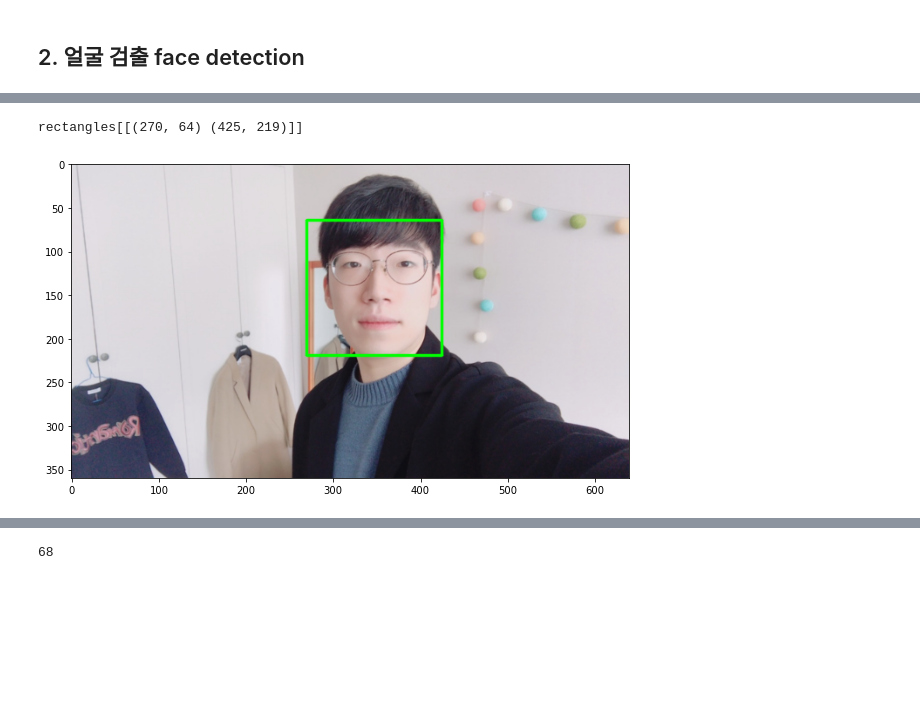
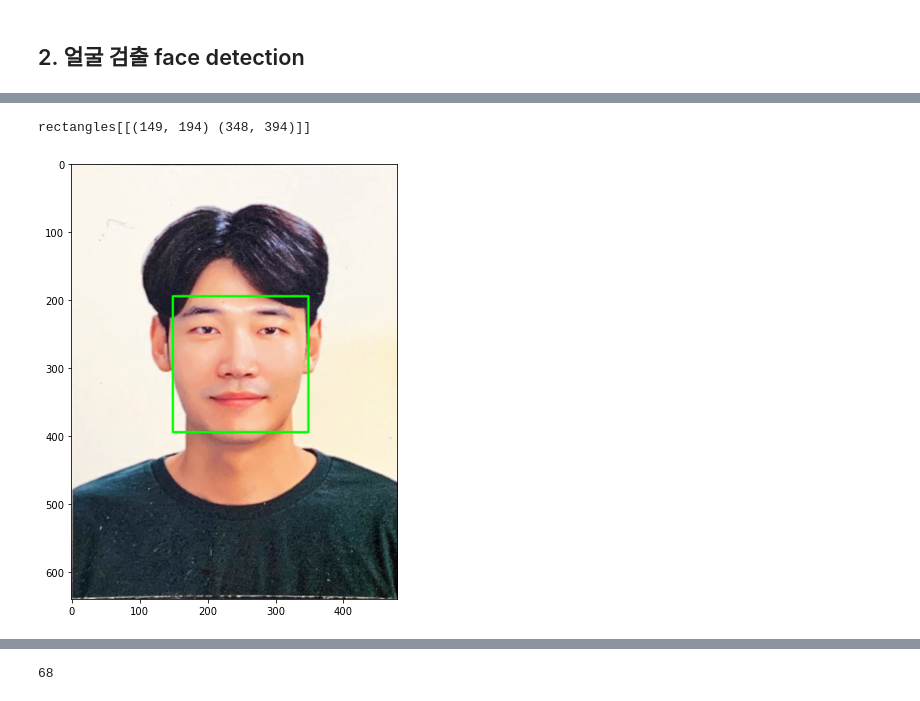
Before and after one commit to MINGKI-PARK/SSAC_X_AIFFEL, a Jupyter notebook: EXPLORATION/Exploration_03/프로젝트 고양이 수염 스티커 만들기.ipynb, the cells around one changed output, grey strips where cells are left out. Cells and saved outputs as stored; diff of their text form; code cells hidden in the pictures; blank space fills up the shorter version.

```diff
--- a/EXPLORATION/Exploration_03/프로젝트 고양이 수염 스티커 만들기.ipynb
+++ b/EXPLORATION/Exploration_03/프로젝트 고양이 수염 스티커 만들기.ipynb
@@ -9,11 +12,11 @@ import numpy as np
 # %% [markdown]
 ## 1. 데이터 준비하기
 # %%
-plt.figure(figsize=(10, 10))
-my_image_path = os.getenv('HOME')+'/aiffel/camera_sticker/images/image.png'
-img_bgr = cv2.imread(my_image_path)    #- OpenCV로 이미지를 읽어서
-img_bgr = cv2.resize(img_bgr, (640, 360))    # 640x360의 크기로 Resize
-img_show = img_bgr.copy()      #- 출력용 이미지 별도 보관
+plt.figure(figsize=(8, 8))
+my_image_path = os.getenv('HOME')+'/aiffel/camera_sticker/images/image2.jpg'
+img_bgr = cv2.imread(my_image_path) # OpenCV로 이미지를 읽어서
+img_bgr = cv2.resize(img_bgr, (480, 640))    # 480x640의 크기로 Resize
+img_show = img_bgr.copy() # 출력용 이미지 별도 보관
 plt.imshow(img_bgr)
-plt.show()
+plt.show() ## 쨔쟌~ 욘두~
 # %% [output]
@@ -36,4 +48,4 @@ print("🌫🛸")
 # %%
-img_rgb = cv2.cvtColor(img_bgr, cv2.COLOR_BGR2RGB)
-dlib_rects = detector_hog(img_rgb, 1)   #- (image, num of img pyramid)
-print("🌫🛸")
+# detector를 이용해서 얼굴의 bounding box를 추출한다.
+img_rgb = cv2.cvtColor(img_bgr, cv2.COLOR_BGR2RGB) # dlib은 rgb 이미지를 입력으로 받음.
+dlib_rects = detector_hog(img_rgb, 3)   # (image, num of img pyramid)
@@ -42,18 +62,18 @@ print("🌫🛸")
 # %%
 print(dlib_rects)   # 찾은 얼굴영역 좌표
 
 for dlib_rect in dlib_rects:
     l = dlib_rect.left()
     t = dlib_rect.top()
     r = dlib_rect.right()
     b = dlib_rect.bottom()
 
     cv2.rectangle(img_show, (l,t), (r,b), (0,255,0), 2, lineType=cv2.LINE_AA)
 
-plt.figure(figsize=(10, 10))
+plt.figure(figsize=(8, 8))
 img_show_rgb =  cv2.cvtColor(img_show, cv2.COLOR_BGR2RGB)
 plt.imshow(img_show_rgb)
 plt.show()
 # %% [output]
-rectangles[[(270, 64) (425, 219)]]
+rectangles[[(149, 194) (348, 394)]]
-[figure, old version]
+[figure, new version]
```
Also changed, not shown: parts of 45 cells of this notebook, 15 other files.
